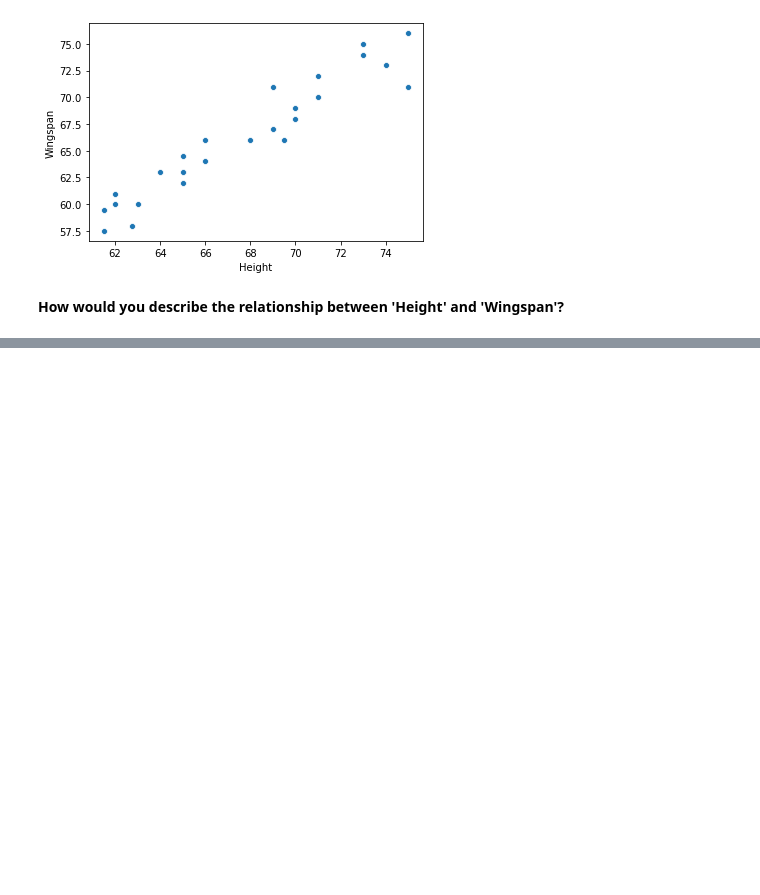
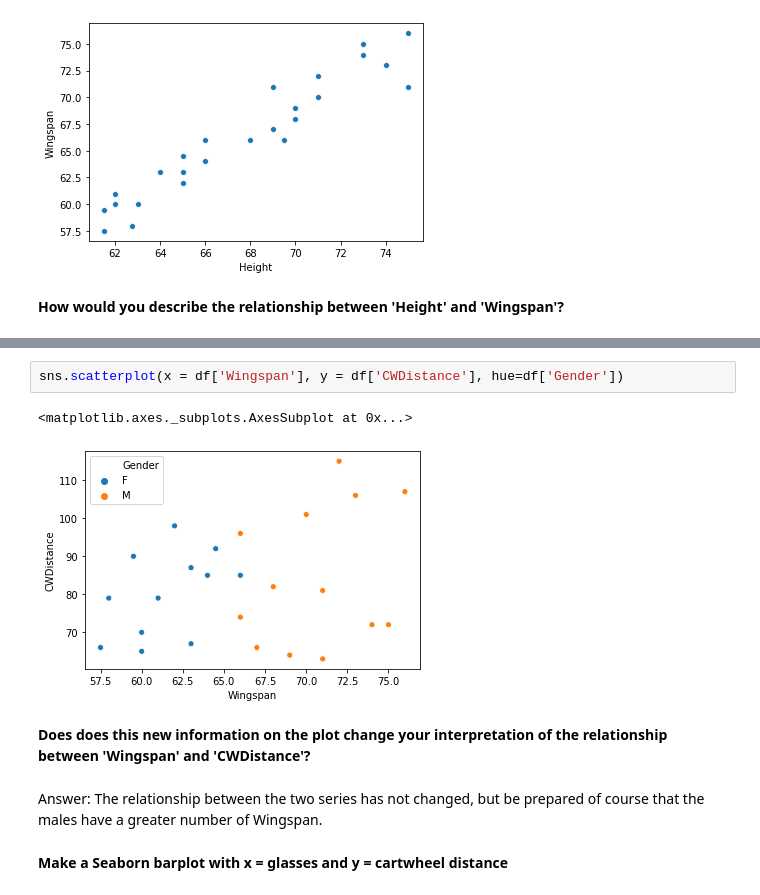
Before and after one commit to LeonardoSMSoares/Statistics-with-Python-Specialization, a Jupyter notebook: C01 - Week3f - Assessment Multivariate Analysis.ipynb, the cells around one changed output, grey strips where cells are left out. Drawn from its saved outputs; the diff is of its cells as text; blank space fills up the shorter version.

```diff
--- a/C01 - Week3f - Assessment Multivariate Analysis.ipynb
+++ b/C01 - Week3f - Assessment Multivariate Analysis.ipynb
@@ -41,0 +69,11 @@ NameError: name 'corr' is not defined
+# %%
+sns.scatterplot(x = df['Wingspan'], y = df['CWDistance'], hue=df['Gender'])
+# %% [output]
+<matplotlib.axes._subplots.AxesSubplot at 0x...>
+[figure, added]
+# %% [markdown]
+**Does does this new information on the plot change your interpretation of the relationship between 'Wingspan' and 'CWDistance'?**
+# %% [markdown]
+Answer: The relationship between the two series has not changed, but be prepared of course that the males have a greater number of Wingspan.
+# %% [markdown]
+**Make a Seaborn barplot with x = glasses and y = cartwheel distance**
```
Also changed, not shown: parts of 9 cells of this notebook.
